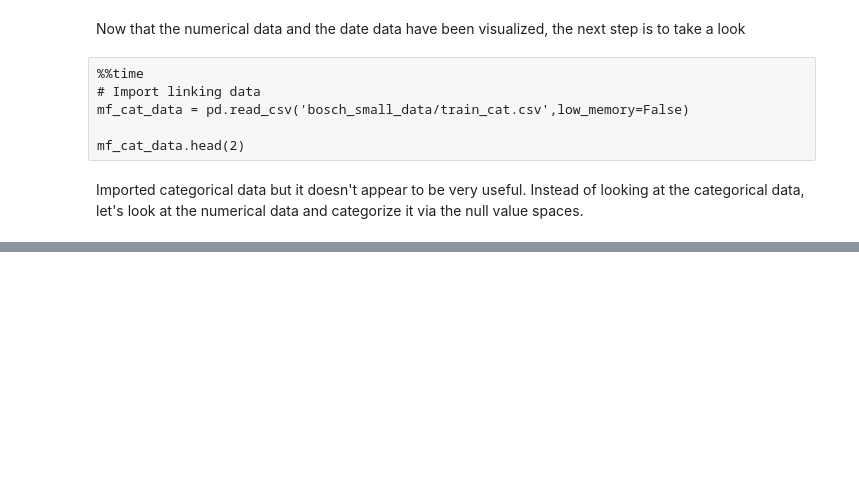
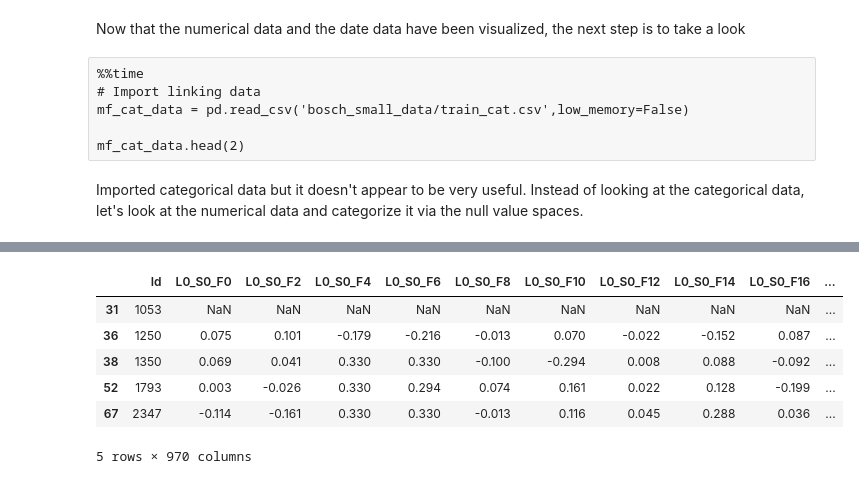
Before and after one commit to kimrharper/data_science_nltk, a Jupyter notebook: manufacturing/mf_exploratory.ipynb, the cells around one changed output, grey strips where cells are left out. Saved outputs shown, nothing was run; the diff lists cells and outputs as text; code cells hidden in the pictures; blank space fills up the shorter version.

```diff
--- a/manufacturing/mf_exploratory.ipynb
+++ b/manufacturing/mf_exploratory.ipynb
@@ -247,0 +265,10 @@ mf_network.head(2)
+# %%
+mf_num_data[mf_num_data['Response'] == 1].head()
+# %% [output]
+|  | Id | L0_S0_F0 | L0_S0_F2 | L0_S0_F4 | L0_S0_F6 | L0_S0_F8 | L0_S0_F10 | L0_S0_F12 | L0_S0_F14 | L0_S0_F16 | ... |
+| 31 | 1053 | NaN | NaN | NaN | NaN | NaN | NaN | NaN | NaN | NaN | ... |
+| 36 | 1250 | 0.075 | 0.101 | -0.179 | -0.216 | -0.013 | 0.070 | -0.022 | -0.152 | 0.087 | ... |
+| 38 | 1350 | 0.069 | 0.041 | 0.330 | 0.330 | -0.100 | -0.294 | 0.008 | 0.088 | -0.092 | ... |
+| 52 | 1793 | 0.003 | -0.026 | 0.330 | 0.294 | 0.074 | 0.161 | 0.022 | 0.128 | -0.199 | ... |
+| 67 | 2347 | -0.114 | -0.161 | 0.330 | 0.330 | -0.013 | 0.116 | 0.045 | 0.288 | 0.036 | ... |
+5 rows × 970 columns
```
Also changed, not shown: parts of 8 cells of this notebook, 6 other files.
